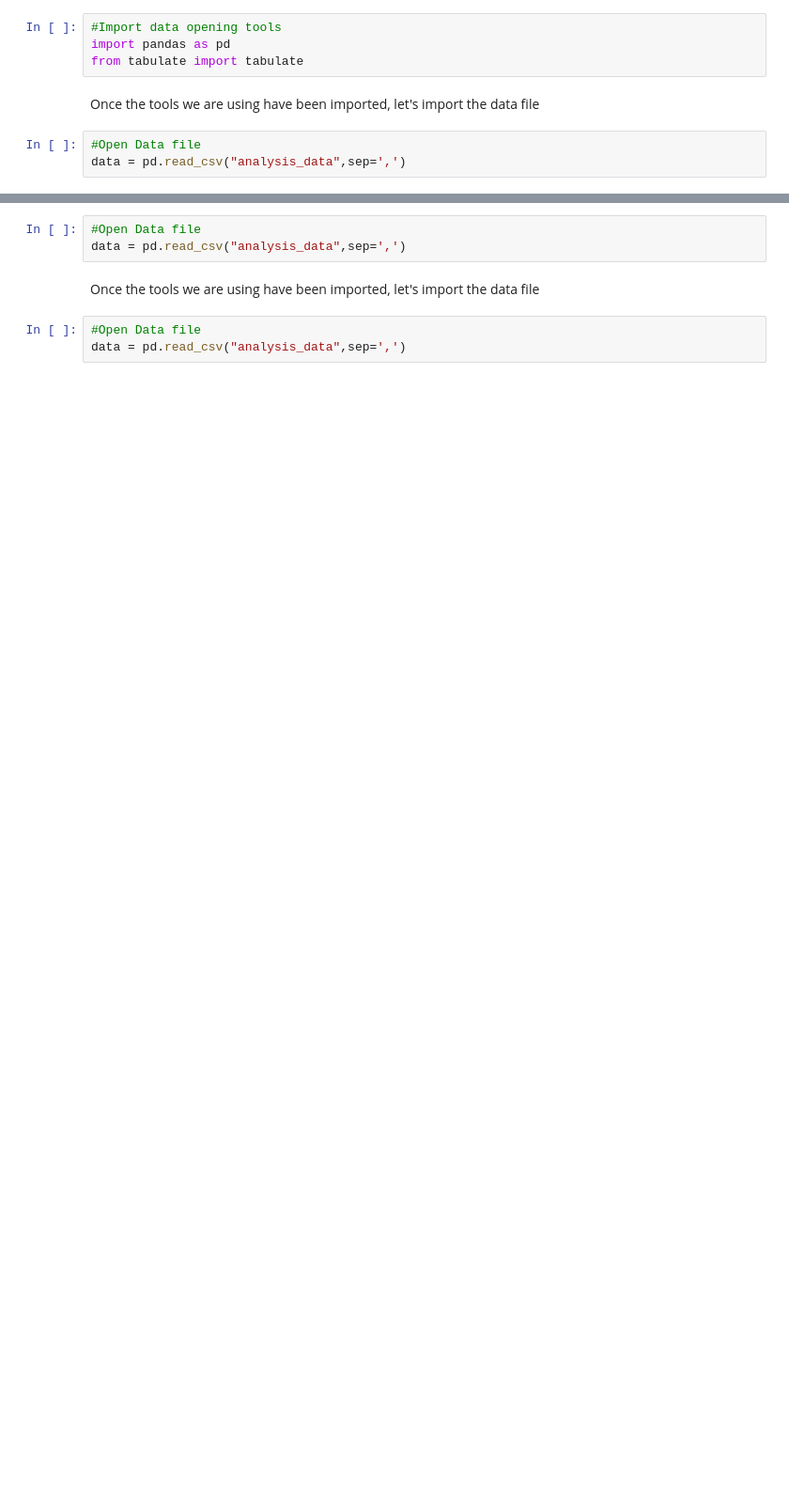
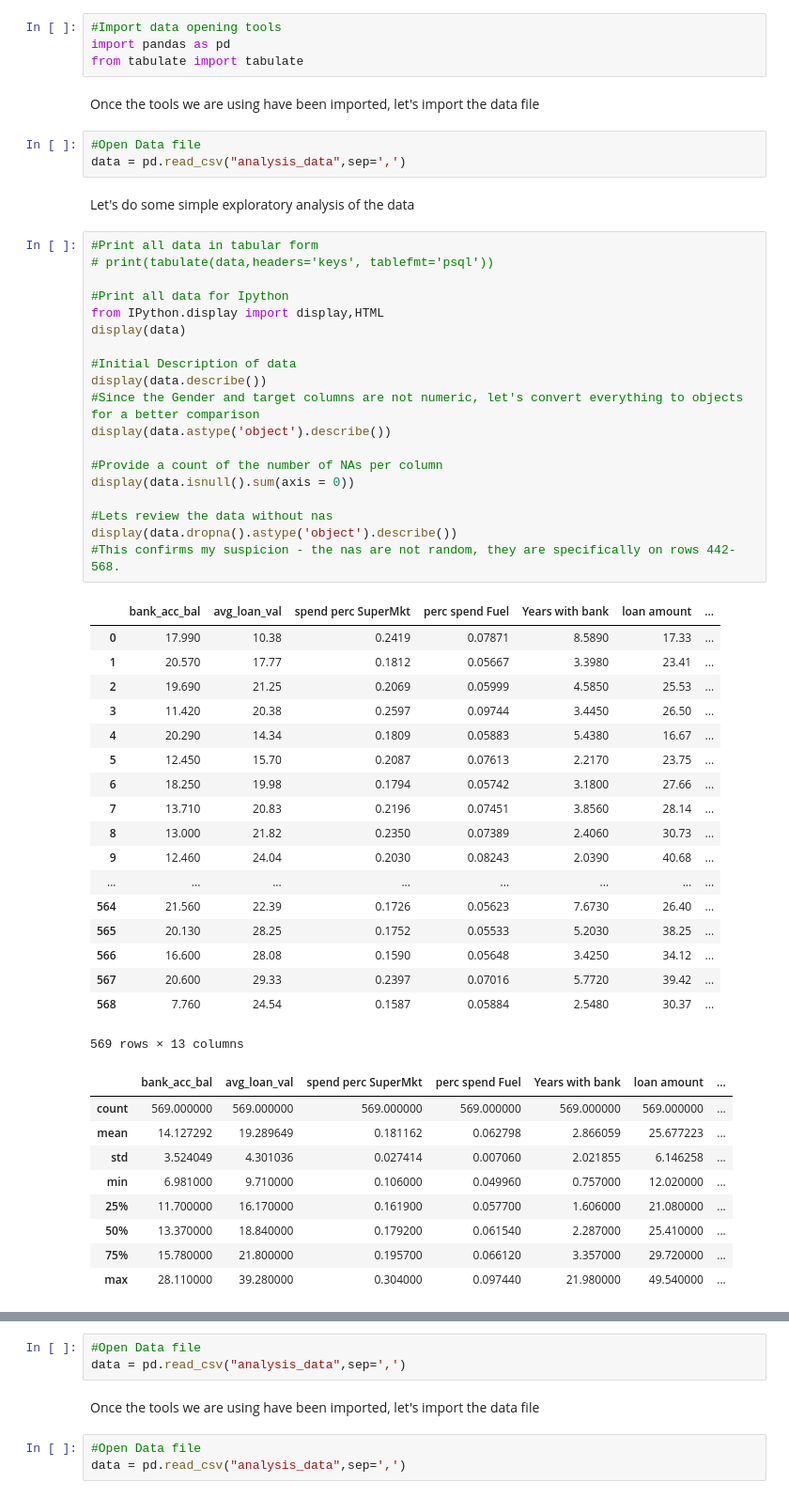
Before and after one commit to matt-ramcharan/047054-Data-Scientist-Assessment, a Jupyter notebook: DataScienceTask.ipynb, the cells around one changed output, grey strips where cells are left out. Shown at 94% size. Cells and saved outputs as stored; diff of their text form; blank space fills up the shorter version.

Commit message:
Initial exploration of data

```diff
--- a/DataScienceTask.ipynb
+++ b/DataScienceTask.ipynb
@@ -17,3 +25,52 @@ Once the tools we are using have been imported, let's import the data file
 # %%
 #Open Data file
 data = pd.read_csv("analysis_data",sep=',')
+# %% [markdown]
+Let's do some simple exploratory analysis of the data
+# %%
+#Print all data in tabular form
+# print(tabulate(data,headers='keys', tablefmt='psql'))
+
+#Print all data for Ipython
+from IPython.display import display,HTML
+display(data)
+
+#Initial Description of data
+display(data.describe())
+#Since the Gender and target columns are not numeric, let's convert everything to objects for a better comparison
+display(data.astype('object').describe())
+
+#Provide a count of the number of NAs per column
+display(data.isnull().sum(axis = 0))
+
+#Lets review the data without nas
+display(data.dropna().astype('object').describe())
+#This confirms my suspicion - the nas are not random, they are specifically on rows 442-568.
+# %% [output]
+|  | bank_acc_bal | avg_loan_val | spend perc SuperMkt | perc spend Fuel | Years with bank | loan amount | ... |
+| 0 | 17.990 | 10.38 | 0.2419 | 0.07871 | 8.5890 | 17.33 | ... |
+| 1 | 20.570 | 17.77 | 0.1812 | 0.05667 | 3.3980 | 23.41 | ... |
+| 2 | 19.690 | 21.25 | 0.2069 | 0.05999 | 4.5850 | 25.53 | ... |
+| 3 | 11.420 | 20.38 | 0.2597 | 0.09744 | 3.4450 | 26.50 | ... |
+| 4 | 20.290 | 14.34 | 0.1809 | 0.05883 | 5.4380 | 16.67 | ... |
+| 5 | 12.450 | 15.70 | 0.2087 | 0.07613 | 2.2170 | 23.75 | ... |
+| 6 | 18.250 | 19.98 | 0.1794 | 0.05742 | 3.1800 | 27.66 | ... |
+| 7 | 13.710 | 20.83 | 0.2196 | 0.07451 | 3.8560 | 28.14 | ... |
+| 8 | 13.000 | 21.82 | 0.2350 | 0.07389 | 2.4060 | 30.73 | ... |
+| 9 | 12.460 | 24.04 | 0.2030 | 0.08243 | 2.0390 | 40.68 | ... |
+| ... | ... | ... | ... | ... | ... | ... | ... |
+| 564 | 21.560 | 22.39 | 0.1726 | 0.05623 | 7.6730 | 26.40 | ... |
+| 565 | 20.130 | 28.25 | 0.1752 | 0.05533 | 5.2030 | 38.25 | ... |
+| 566 | 16.600 | 28.08 | 0.1590 | 0.05648 | 3.4250 | 34.12 | ... |
+| 567 | 20.600 | 29.33 | 0.2397 | 0.07016 | 5.7720 | 39.42 | ... |
+| 568 | 7.760 | 24.54 | 0.1587 | 0.05884 | 2.5480 | 30.37 | ... |
+569 rows × 13 columns
+|  | bank_acc_bal | avg_loan_val | spend perc SuperMkt | perc spend Fuel | Years with bank | loan amount | ... |
+| count | 569.000000 | 569.000000 | 569.000000 | 569.000000 | 569.000000 | 569.000000 | ... |
+| mean | 14.127292 | 19.289649 | 0.181162 | 0.062798 | 2.866059 | 25.677223 | ... |
+| std | 3.524049 | 4.301036 | 0.027414 | 0.007060 | 2.021855 | 6.146258 | ... |
+| min | 6.981000 | 9.710000 | 0.106000 | 0.049960 | 0.757000 | 12.020000 | ... |
+| 25% | 11.700000 | 16.170000 | 0.161900 | 0.057700 | 1.606000 | 21.080000 | ... |
+| 50% | 13.370000 | 18.840000 | 0.179200 | 0.061540 | 2.287000 | 25.410000 | ... |
+| 75% | 15.780000 | 21.800000 | 0.195700 | 0.066120 | 3.357000 | 29.720000 | ... |
+| max | 28.110000 | 39.280000 | 0.304000 | 0.097440 | 21.980000 | 49.540000 | ... |
```
Also changed, not shown: parts of 3 cells of this notebook.
